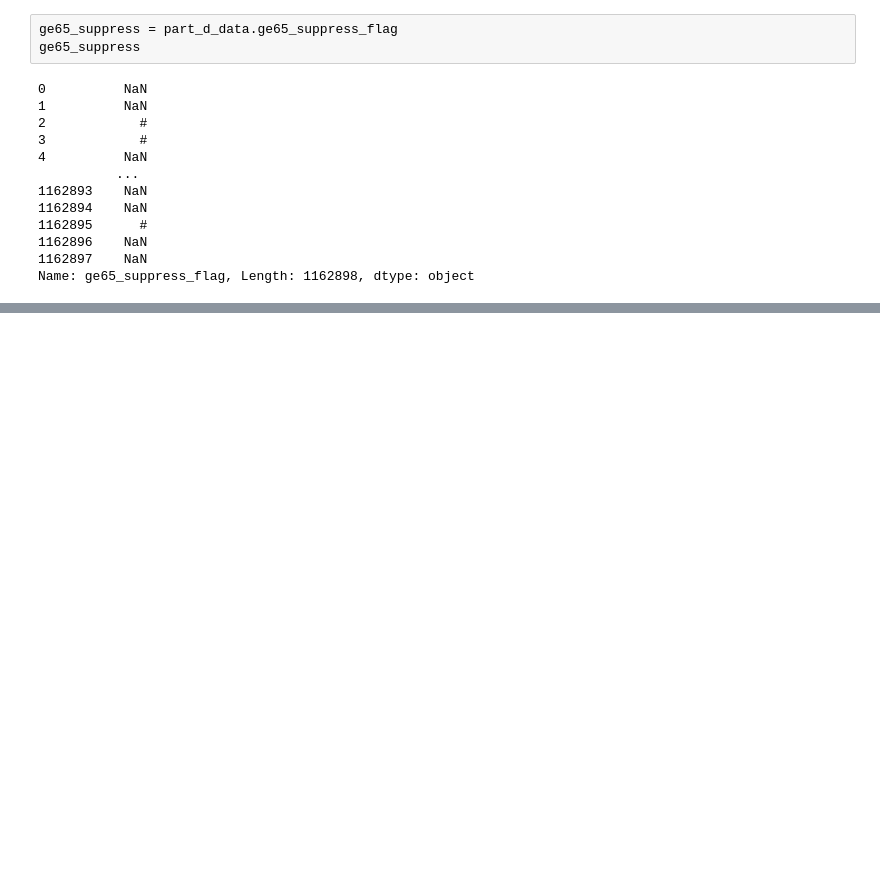
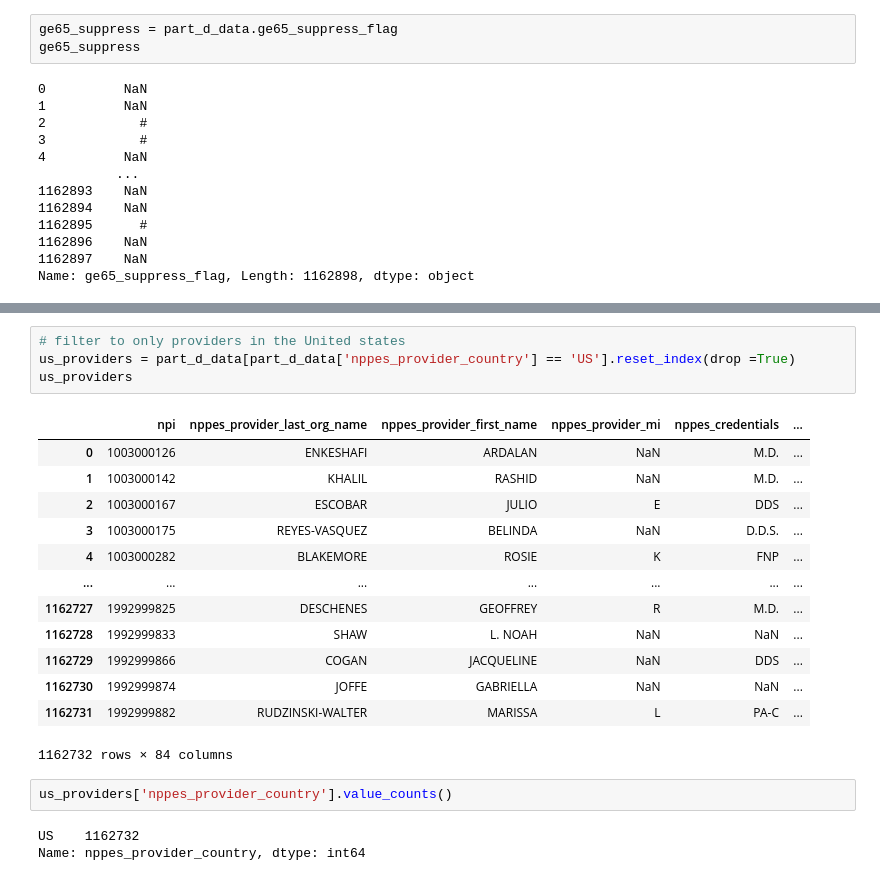
Before and after one commit to media94/United_States_Healthcare_Prescribers, a Jupyter notebook: notebooks/medicare_eda.ipynb, the cells around one changed output, grey strips where cells are left out. Drawn from its saved outputs; the diff is of its cells as text; blank space fills up the shorter version.

```diff
--- a/notebooks/medicare_eda.ipynb
+++ b/notebooks/medicare_eda.ipynb
@@ -111,0 +147,23 @@ part_d_data[part_d_data['nppes_entity_code'] == '0']
+# %%
+# filter to only providers in the United states
+us_providers = part_d_data[part_d_data['nppes_provider_country'] == 'US'].reset_index(drop =True)
+us_providers
+# %% [output]
+|  | npi | nppes_provider_last_org_name | nppes_provider_first_name | nppes_provider_mi | nppes_credentials | ... |
+| 0 | 1003000126 | ENKESHAFI | ARDALAN | NaN | M.D. | ... |
+| 1 | 1003000142 | KHALIL | RASHID | NaN | M.D. | ... |
+| 2 | 1003000167 | ESCOBAR | JULIO | E | DDS | ... |
+| 3 | 1003000175 | REYES-VASQUEZ | BELINDA | NaN | D.D.S. | ... |
+| 4 | 1003000282 | BLAKEMORE | ROSIE | K | FNP | ... |
+| ... | ... | ... | ... | ... | ... | ... |
+| 1162727 | 1992999825 | DESCHENES | GEOFFREY | R | M.D. | ... |
+| 1162728 | 1992999833 | SHAW | L. NOAH | NaN | NaN | ... |
+| 1162729 | 1992999866 | COGAN | JACQUELINE | NaN | DDS | ... |
+| 1162730 | 1992999874 | JOFFE | GABRIELLA | NaN | NaN | ... |
+| 1162731 | 1992999882 | RUDZINSKI-WALTER | MARISSA | L | PA-C | ... |
+1162732 rows × 84 columns
+# %%
+us_providers['nppes_provider_country'].value_counts()
+# %% [output]
+US    1162732
+Name: nppes_provider_country, dtype: int64
```
Also changed, not shown: parts of 22 cells of this notebook.
